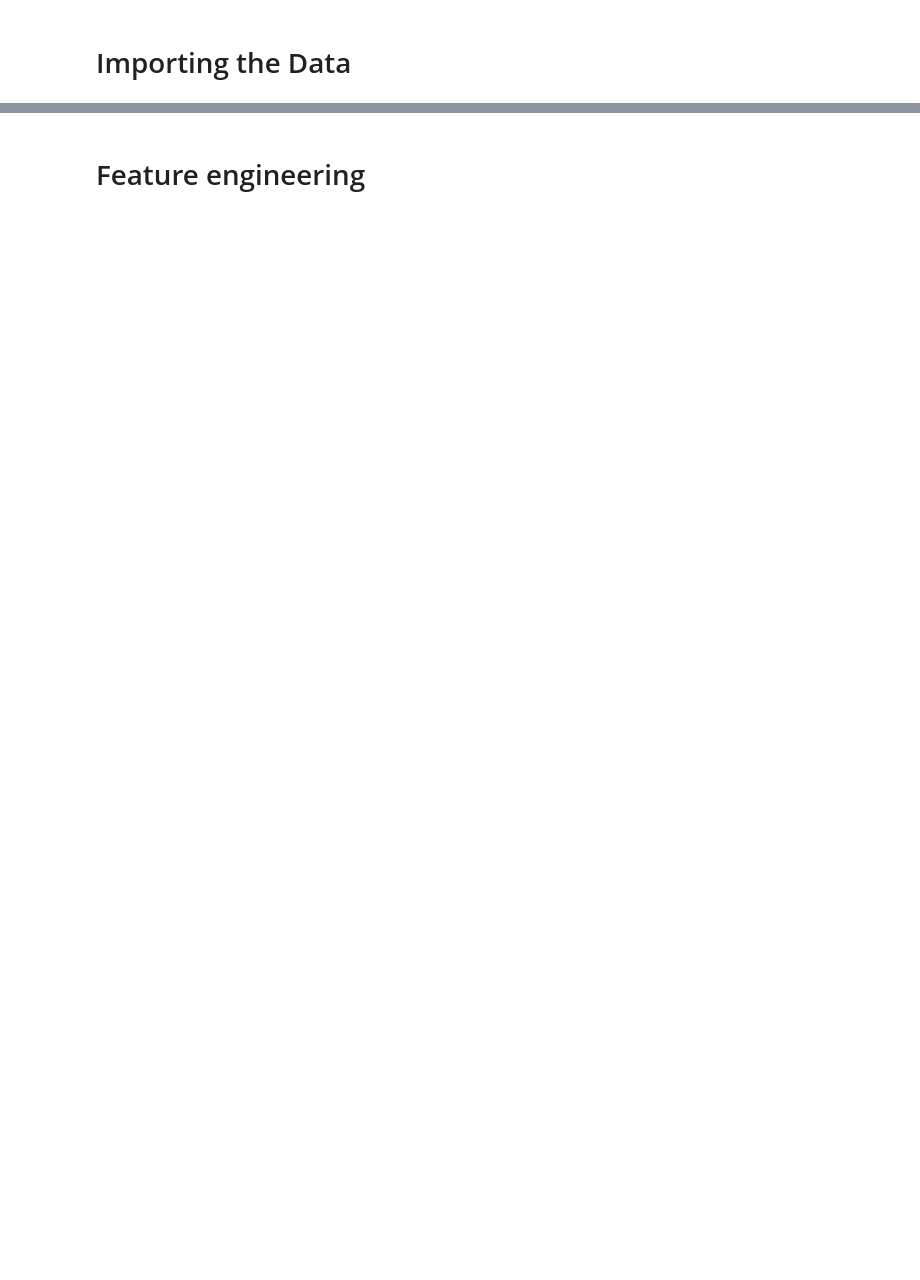
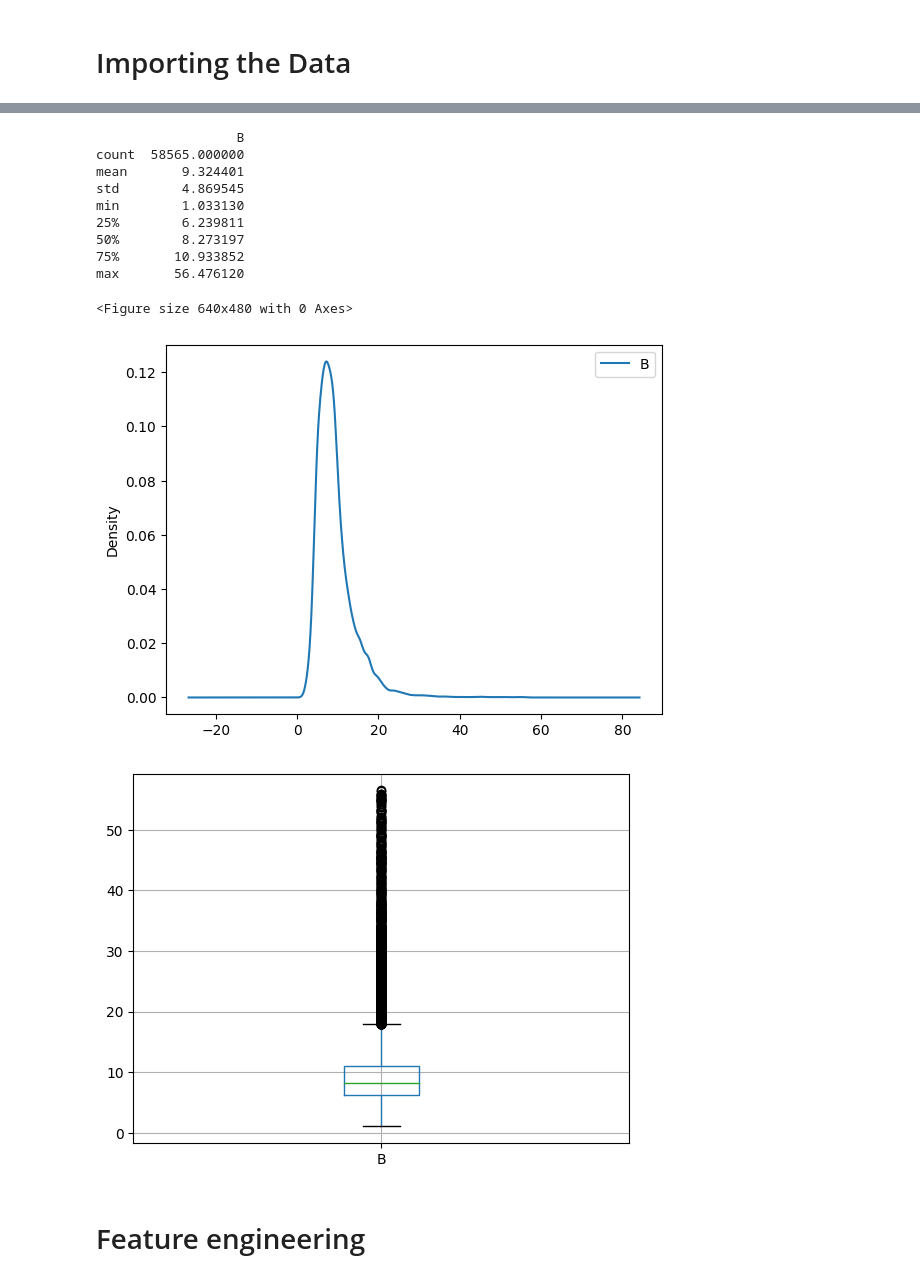
Before and after one commit to AlexandreChaussard/DataCamp-Solar_Wind, a Jupyter notebook: playground/playground.ipynb, the cells around one changed output, grey strips where cells are left out. Cells and saved outputs as stored; diff of their text form; code cells hidden in the pictures; blank space fills up the shorter version.

```diff
--- a/playground/playground.ipynb
+++ b/playground/playground.ipynb
@@ -27,3 +137,18 @@ memory usage: 72.0 MB
+# %%
+describe(X_solarstorm_preprocessed, columns=["B"])
+# %% [output]
+                  B
+count  58565.000000
+mean       9.324401
+std        4.869545
+min        1.033130
+25%        6.239811
+50%        8.273197
+75%       10.933852
+max       56.476120
+<Figure size 640x480 with 0 Axes>
+[figure, added]
+[figure, added]
 # %% [markdown]
 # Feature engineering
 # %%
```
Also changed, not shown: parts of 13 cells of this notebook, 6 other files.
